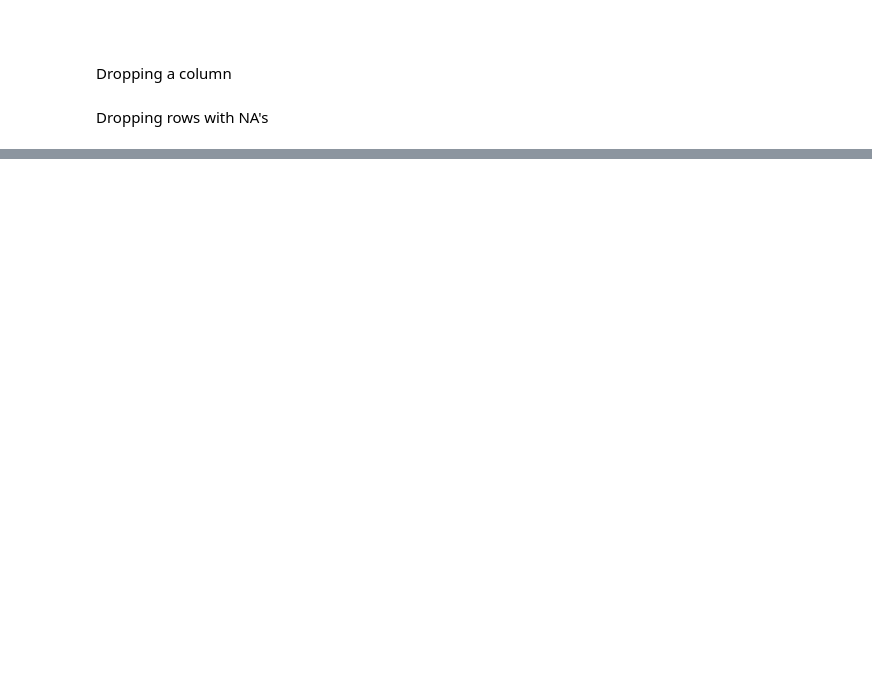
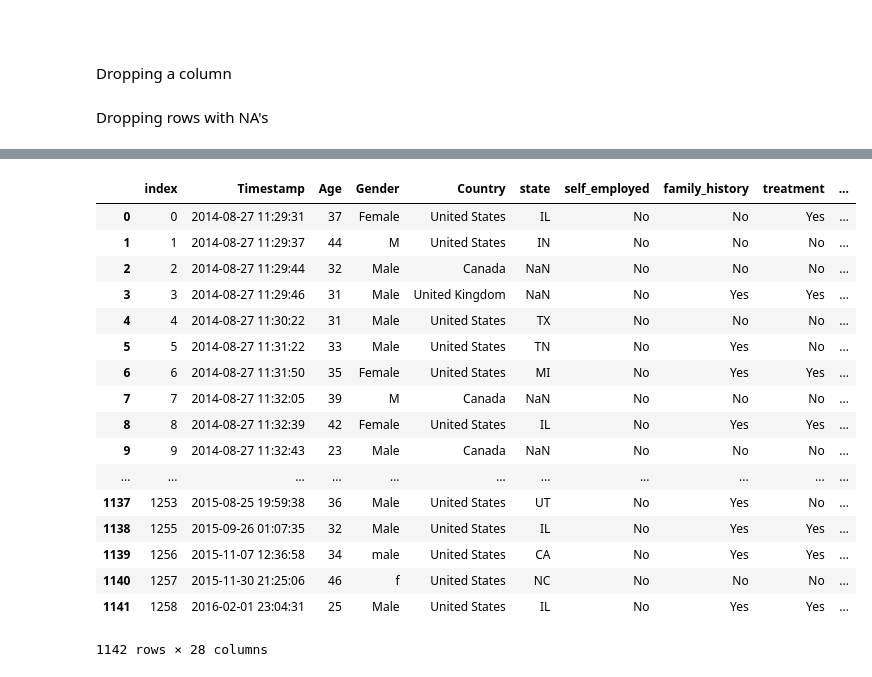
Before and after one commit to centre-for-health-informatics/Learn-Programming-For-Beginners, a Jupyter notebook: Week 5 - Feb 26/Examples.ipynb, the cells around one changed output, grey strips where cells are left out. Drawn from its saved outputs; the diff is of its cells as text; code cells hidden in the pictures; blank space fills up the shorter version.

```diff
--- a/Week 5 - Feb 26/Examples.ipynb
+++ b/Week 5 - Feb 26/Examples.ipynb
@@ -35,4 +152,5 @@ df['self_employed'].unique()
 # %%
 df['self_employed'].fillna('No', inplace=True)
+df['self_employed_cleaned'] = df['self_employed'].fillna('No') # Does the same thing as above
 # %%
 df.count()
@@ -48,0 +204,22 @@ df
+# %%
+df = df.reset_index()
+df
+# %% [output]
+|  | index | Timestamp | Age | Gender | Country | state | self_employed | family_history | treatment | ... |
+| 0 | 0 | 2014-08-27 11:29:31 | 37 | Female | United States | IL | No | No | Yes | ... |
+| 1 | 1 | 2014-08-27 11:29:37 | 44 | M | United States | IN | No | No | No | ... |
+| 2 | 2 | 2014-08-27 11:29:44 | 32 | Male | Canada | NaN | No | No | No | ... |
+| 3 | 3 | 2014-08-27 11:29:46 | 31 | Male | United Kingdom | NaN | No | Yes | Yes | ... |
+| 4 | 4 | 2014-08-27 11:30:22 | 31 | Male | United States | TX | No | No | No | ... |
+| 5 | 5 | 2014-08-27 11:31:22 | 33 | Male | United States | TN | No | Yes | No | ... |
+| 6 | 6 | 2014-08-27 11:31:50 | 35 | Female | United States | MI | No | Yes | Yes | ... |
+| 7 | 7 | 2014-08-27 11:32:05 | 39 | M | Canada | NaN | No | No | No | ... |
+| 8 | 8 | 2014-08-27 11:32:39 | 42 | Female | United States | IL | No | Yes | Yes | ... |
+| 9 | 9 | 2014-08-27 11:32:43 | 23 | Male | Canada | NaN | No | No | No | ... |
+| ... | ... | ... | ... | ... | ... | ... | ... | ... | ... | ... |
+| 1137 | 1253 | 2015-08-25 19:59:38 | 36 | Male | United States | UT | No | Yes | No | ... |
+| 1138 | 1255 | 2015-09-26 01:07:35 | 32 | Male | United States | IL | No | Yes | Yes | ... |
+| 1139 | 1256 | 2015-11-07 12:36:58 | 34 | male | United States | CA | No | Yes | Yes | ... |
+| 1140 | 1257 | 2015-11-30 21:25:06 | 46 | f | United States | NC | No | No | No | ... |
+| 1141 | 1258 | 2016-02-01 23:04:31 | 25 | Male | United States | IL | No | Yes | Yes | ... |
+1142 rows × 28 columns
```
Also changed, not shown: parts of 12 cells of this notebook.
